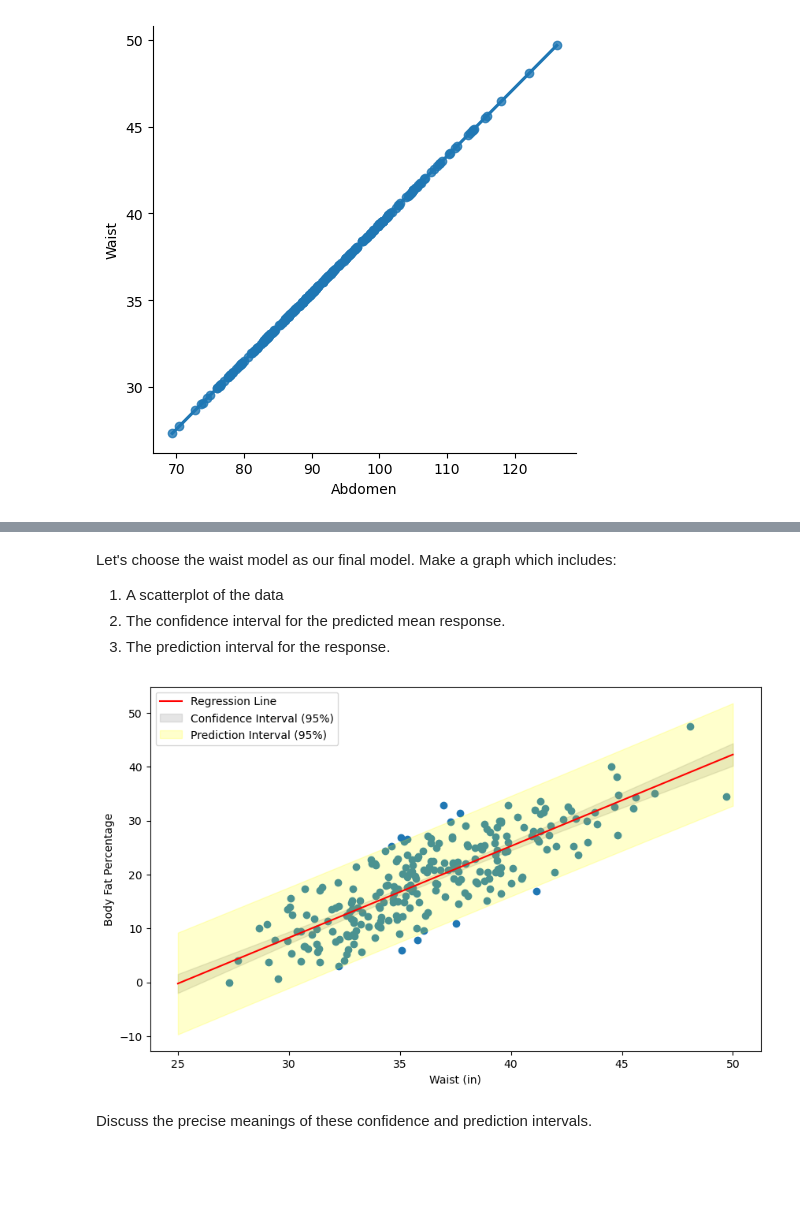
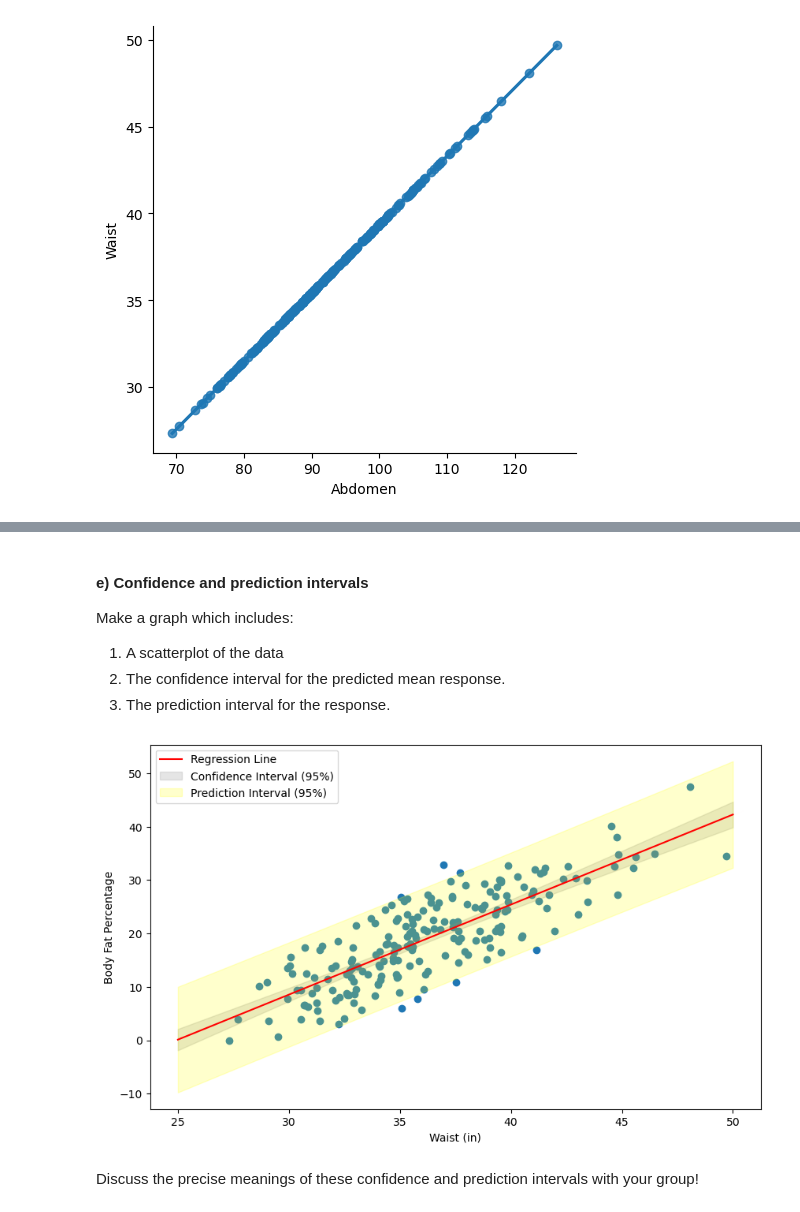
Before and after one commit to navidbahadoran/data-science-spring-2025, a Jupyter notebook: 05_inference_I/problem_session/problem_session_5_complete.ipynb, the cells around one changed output, grey strips where cells are left out. Saved outputs shown, nothing was run; the diff lists cells and outputs as text; code cells hidden in the pictures; blank space fills up the shorter version.

```diff
--- a/05_inference_I/problem_session/problem_session_5_complete.ipynb
+++ b/05_inference_I/problem_session/problem_session_5_complete.ipynb
@@ -187,8 +189,8 @@ This table does not include [Body Mass Index](https://en.wikipedia.org/wiki/Body
 
 Add a new column `BMI` which records this.
 # %%
-bodyfat['BMI'] = (bodyfat.Weight/2.2)/(bodyfat.Height/39.4)**2
+bf['BMI'] = (bf.Weight/2.2)/(bf.Height/39.4)**2
 # %% [markdown]
 The name of the target variable `Pct.BF` is a bit problematic for `statsmodels` because of the period.  Change the name of that column to `BFP`.
 # %%
-bodyfat = bodyfat.rename(columns={'Pct.BF':'BFP'})
+bf = bf.rename(columns={'Pct.BF':'BFP'})
@@ -195 +209,5 @@ bodyfat = bodyfat.rename(columns={'Pct.BF':'BFP'})
+# %%
+from sklearn.model_selection import train_test_split
+
+bf_train, bf_test = train_test_split(bf, test_size = 0.2, random_state = 216)
 # %% [markdown]
@@ -196,16 +216,16 @@ bodyfat = bodyfat.rename(columns={'Pct.BF':'BFP'})
 Fit the following regression models:
 # %%
 # full_model uses BMI, Waist, and Abdomen as features
-full_model = smf.ols('BFP ~ BMI + Waist + Abdomen', data=bodyfat).fit()
+full_model = smf.ols('BFP ~ BMI + Waist + Abdomen', data=bf_train).fit()
 
 # waist_model uses Waist as the only feature
-waist_model = smf.ols('BFP ~ Waist', data=bodyfat).fit()
+waist_model = smf.ols('BFP ~ Waist', data=bf_train).fit()
 
 # bmi_model uses BMI as the only feature
-bmi_model = smf.ols('BFP ~ BMI', data=bodyfat).fit()
+bmi_model = smf.ols('BFP ~ BMI', data=bf_train).fit()
 
 # abdomen_model uses BMI as the only feature
-abdomen_model = smf.ols('BFP ~ Abdomen', data=bodyfat).fit()
+abdomen_model = smf.ols('BFP ~ Abdomen', data=bf_train).fit()
 # %% [markdown]
 Look at the summary of each model.  Do they tell a consistent story?
 
@@ -333,5 +380,7 @@ plt.show()
 # %% [markdown]
-Let's choose the waist model as our final model.  Make a graph which includes:
+#### e) Confidence and prediction intervals
+
+Make a graph which includes:
 
 1. A scatterplot of the data
 2. The confidence interval for the predicted mean response.
@@ -339,34 +388,34 @@ Let's choose the waist model as our final model.  Make a graph which includes:
 # %%
 xs = np.linspace(25, 50)
 
 # Create a DataFrame with the same structure as the one used for training
 df_xs = pd.DataFrame({'Waist': xs})
 
 # Get predictions using the new DataFrame
 predictions = waist_model.get_prediction(df_xs)
 
 pred_summary_frame = predictions.summary_frame(alpha=0.05)
 
 # Extract values
 mean_pred = pred_summary_frame['mean']
 mean_ci_lower = pred_summary_frame['mean_ci_lower']
 mean_ci_upper = pred_summary_frame['mean_ci_upper']
 obs_ci_lower = pred_summary_frame['obs_ci_lower']
 obs_ci_upper = pred_summary_frame['obs_ci_upper']
 
 # Plotting
 plt.figure(figsize=(10, 6))
 
-plt.scatter(bodyfat.Waist, bodyfat.BFP)
+plt.scatter(bf_train.Waist, bf_train.BFP)
 
 plt.plot(xs, mean_pred, 'r-', label='Regression Line')
 plt.fill_between(xs, mean_ci_lower, mean_ci_upper, color='gray', alpha=0.2, label='Confidence Interval (95%)')
 plt.fill_between(xs, obs_ci_lower, obs_ci_upper, color='yellow', alpha=0.2, label='Prediction Interval (95%)')
 plt.xlabel('Waist (in)')
 plt.ylabel('Body Fat Percentage')
 plt.legend()
 plt.show()
 # %% [output]
-[figure, old version]
+[figure, new version]
 # %% [markdown]
-Discuss the precise meanings of these confidence and prediction intervals.
+Discuss the precise meanings of these confidence and prediction intervals with your group!
```
Also changed, not shown: parts of 15 cells of this notebook, 4 other files.
